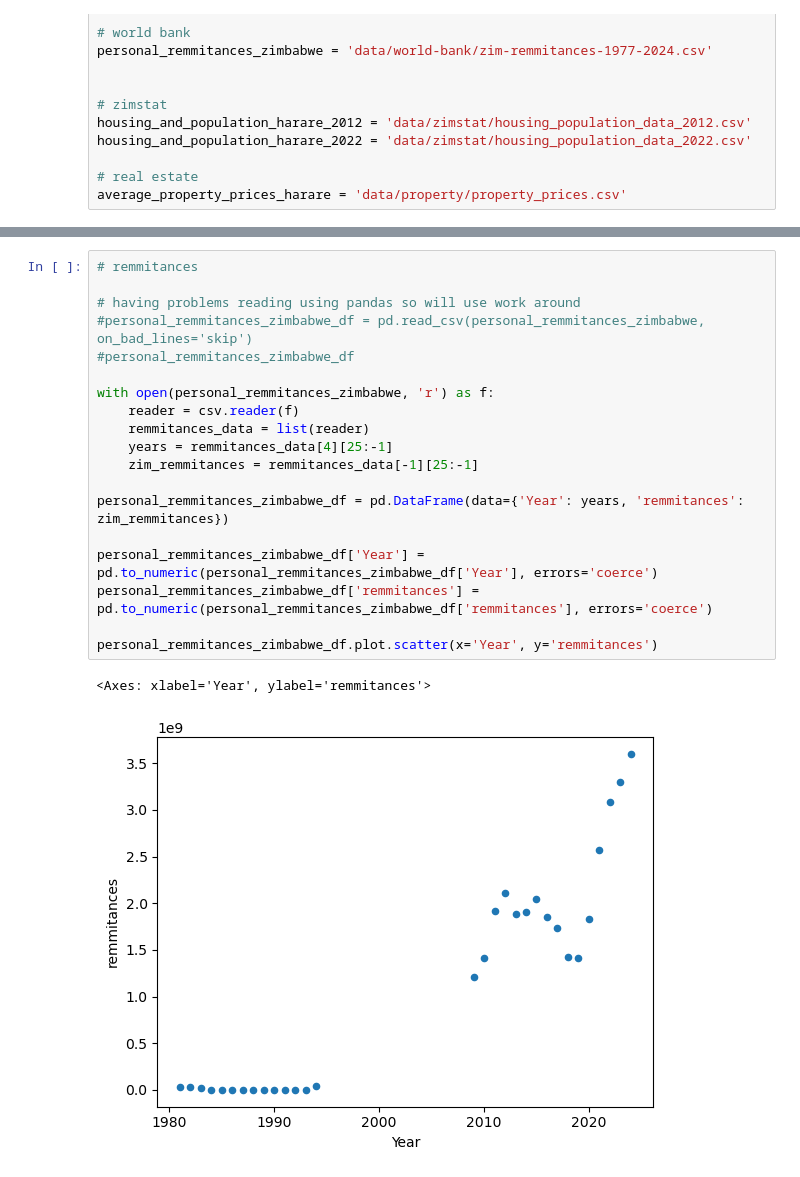
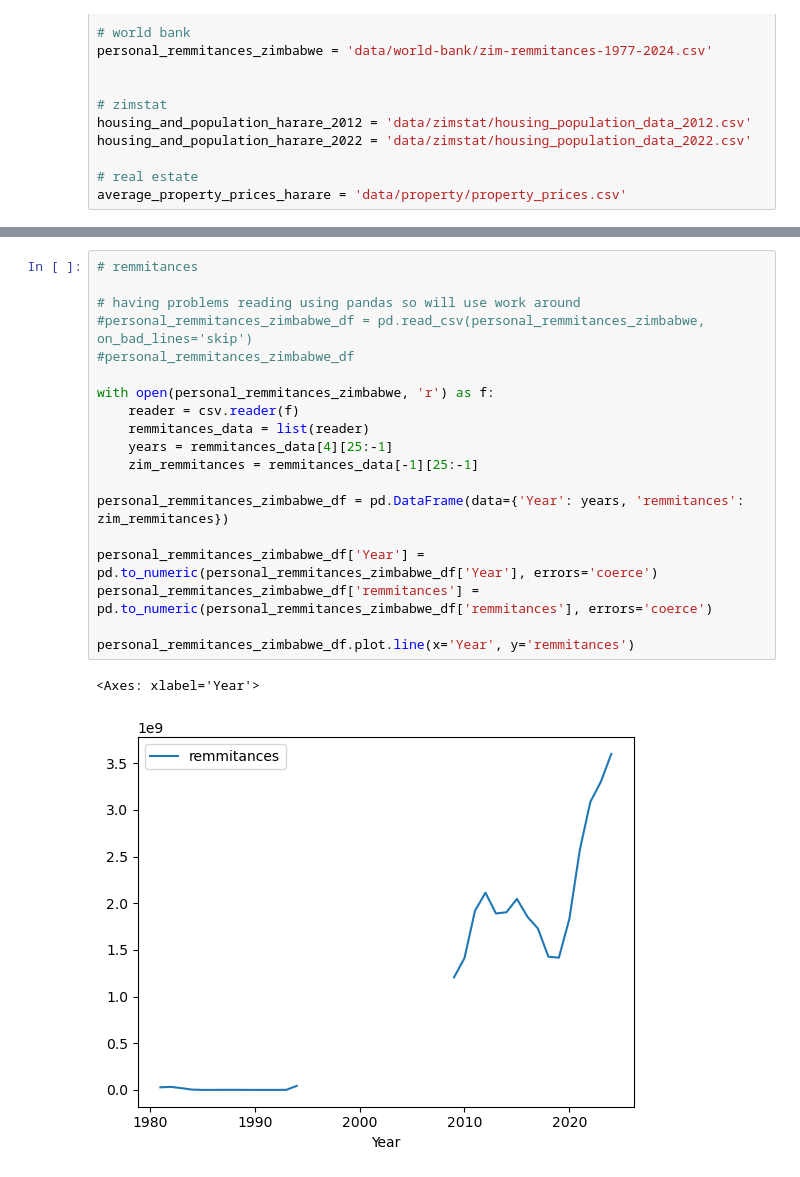
Before and after one commit to Tkucherera/cse_704_final_project, a Jupyter notebook: Harare_Real_Estate_An_Analysis.ipynb, the cells around one changed output, grey strips where cells are left out. Saved outputs shown, nothing was run; the diff lists cells and outputs as text.

```diff
--- a/Harare_Real_Estate_An_Analysis.ipynb
+++ b/Harare_Real_Estate_An_Analysis.ipynb
@@ -56,22 +56,22 @@ yearly_zimbabwe_population_df.plot.scatter(x='Year', y='population')
 # %%
 # remmitances
 
 # having problems reading using pandas so will use work around
 #personal_remmitances_zimbabwe_df = pd.read_csv(personal_remmitances_zimbabwe, on_bad_lines='skip')
 #personal_remmitances_zimbabwe_df
 
 with open(personal_remmitances_zimbabwe, 'r') as f:
     reader = csv.reader(f)
     remmitances_data = list(reader)
     years = remmitances_data[4][25:-1]
     zim_remmitances = remmitances_data[-1][25:-1]
 
 personal_remmitances_zimbabwe_df = pd.DataFrame(data={'Year': years, 'remmitances': zim_remmitances})
 
 personal_remmitances_zimbabwe_df['Year'] = pd.to_numeric(personal_remmitances_zimbabwe_df['Year'], errors='coerce')
 personal_remmitances_zimbabwe_df['remmitances'] = pd.to_numeric(personal_remmitances_zimbabwe_df['remmitances'], errors='coerce')
 
-personal_remmitances_zimbabwe_df.plot.scatter(x='Year', y='remmitances')
+personal_remmitances_zimbabwe_df.plot.line(x='Year', y='remmitances')
 # %% [output]
-<Axes: xlabel='Year', ylabel='remmitances'>
+<Axes: xlabel='Year'>
-[figure, old version]
+[figure, new version]
```
Also changed, not shown: parts of 2 cells of this notebook.
